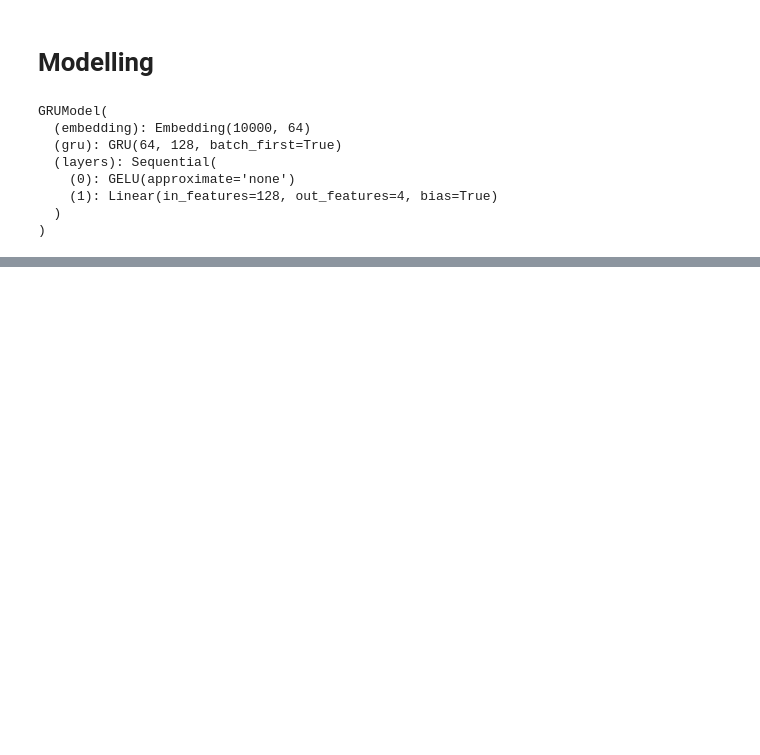
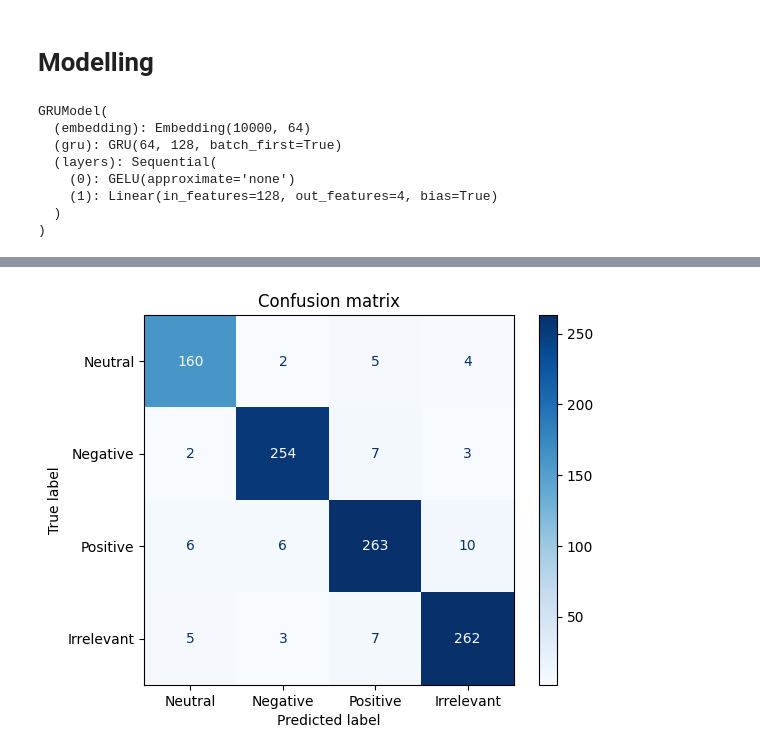
Before and after one commit to anka0501/Sentiment-Analysis, a Jupyter notebook: eda.ipynb, the cells around one changed output, grey strips where cells are left out. Cells and saved outputs as stored; diff of their text form; code cells hidden in the pictures; blank space fills up the shorter version.

```diff
--- a/eda.ipynb
+++ b/eda.ipynb
@@ -490,4 +560,0 @@ HPU available: False, using: 0 HPUs
-# %%
-new_model = model.load_from_checkpoint(checkpoint_path="./lightning_logs/example.ckpt")
-# trainer.predict(dataloaders = dataloader_val)
-new_model.predict(dataloaders = dataloader_val)
@@ -676,0 +561,8 @@ class MetricsCallback:
+# %%
+y_true_val = structure_val.encode_data()
+test_preds = model.get_test_preds().detach().cpu().numpy()
+pred_val = pd.DataFrame({'Id': list(range(1,len(val)+1)),
+                         'Label': y_val,
+                         'Label_encode': y_true_val,
+                         'Predicted': test_preds})
+pred_val.head()
@@ -677,3 +576,11 @@ class MetricsCallback:
+# %%
+cm = confusion_matrix(y_true_val, test_preds)
+disp = ConfusionMatrixDisplay(confusion_matrix=cm, display_labels = y_val.unique())
+disp.plot(cmap=plt.cm.Blues)
+plt.title('Confusion matrix')
+plt.show()
+# %% [output]
+[figure, added]
 # %%
 https://www.kdnuggets.com/2020/03/tensorflow-keras-tokenization-text-data-prep.html
 https://www.kaggle.com/code/jvrco22/twitter-sentiment-analysis-96-val-acc#Models
```
Also changed, not shown: parts of 26 cells of this notebook.
